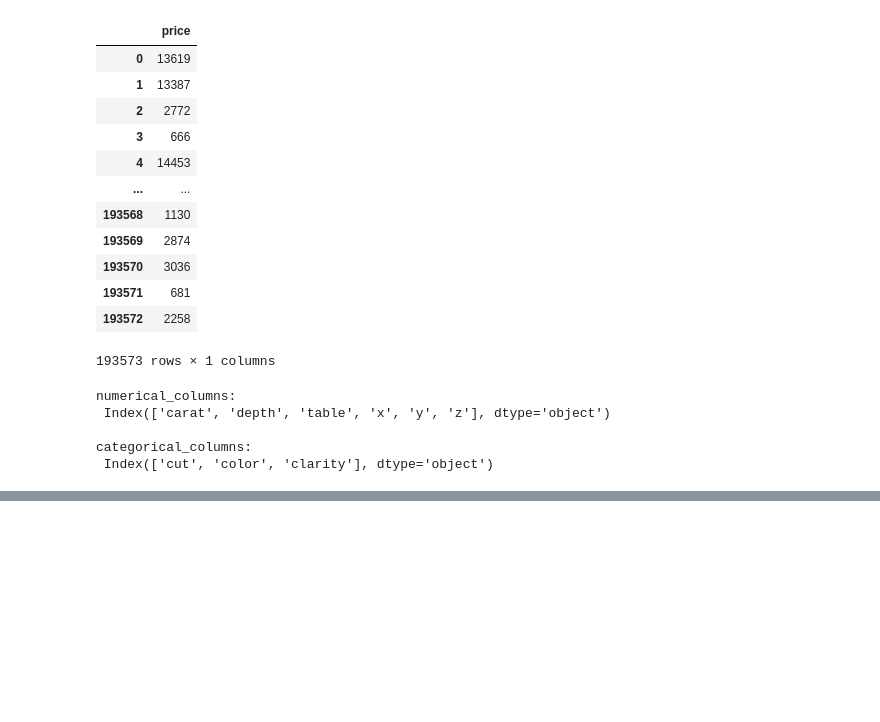
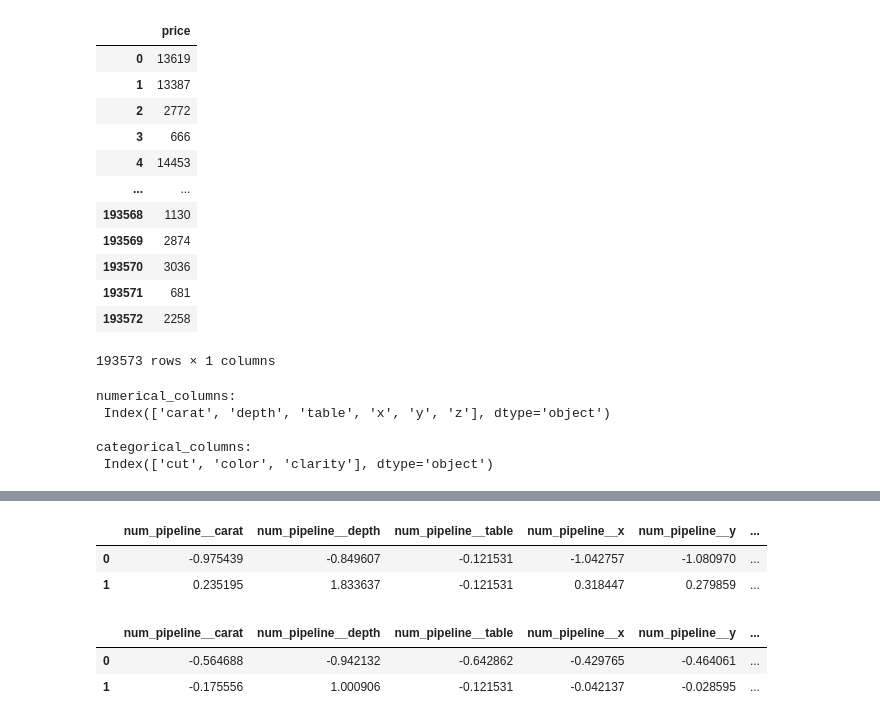
Before and after one commit to Anil1415/ML_practice_regression, a Jupyter notebook: notebooks/Model_training.ipynb, the cells around one changed output, grey strips where cells are left out. Cells and saved outputs as stored; diff of their text form; code cells hidden in the pictures; blank space fills up the shorter version.

Commit message:
model_training

```diff
--- a/notebooks/Model_training.ipynb
+++ b/notebooks/Model_training.ipynb
@@ -109,0 +122,10 @@ print(imp_mean.transform(X))
+# %%
+# Sequentially apply a list of transforms and a final estimator
+categorical_pipeline =Pipeline(
+    steps=[
+    ('imputer',SimpleImputer(strategy='most_frequent')),
+    ('ordinalencoder', OrdinalEncoder(categories= [cut_categories,color_categories,clarity_categories])), # sequence array_like
+    ('scaler', StandardScaler())
+    ]
+)
+categorical_pipeline
@@ -109,0 +141,6 @@ print(imp_mean.transform(X))
+# %%
+preprocessor = ColumnTransformer([
+('num_pipeline',numerical_pipeline,[i for i in numerical_columns] ), #should pass array
+('cat_pipeline', categorical_pipeline, [i for i in categorical_columns])
+])
+preprocessor
@@ -109,0 +165,20 @@ print(imp_mean.transform(X))
+# %%
+# train test split
+from sklearn.model_selection import train_test_split
+X_train, X_test, y_train, y_test = train_test_split(X,Y, test_size=0.30, random_state=30)
+# %%
+X_train = pd.DataFrame(preprocessor.fit_transform(X_train), columns=preprocessor.get_feature_names_out())
+X_test = pd.DataFrame(preprocessor.transform(X_test), columns=preprocessor.get_feature_names_out())
+# ValueError: A given column is not a column of the dataframe
+# %%
+X_train.head(2)
+# %% [output]
+|  | num_pipeline__carat | num_pipeline__depth | num_pipeline__table | num_pipeline__x | num_pipeline__y | ... |
+| 0 | -0.975439 | -0.849607 | -0.121531 | -1.042757 | -1.080970 | ... |
+| 1 | 0.235195 | 1.833637 | -0.121531 | 0.318447 | 0.279859 | ... |
+# %%
+X_test.head(2)
+# %% [output]
+|  | num_pipeline__carat | num_pipeline__depth | num_pipeline__table | num_pipeline__x | num_pipeline__y | ... |
+| 0 | -0.564688 | -0.942132 | -0.642862 | -0.429765 | -0.464061 | ... |
+| 1 | -0.175556 | 1.000906 | -0.121531 | -0.042137 | -0.028595 | ... |
```
Also changed, not shown: parts of 22 cells of this notebook, 7 other files.
